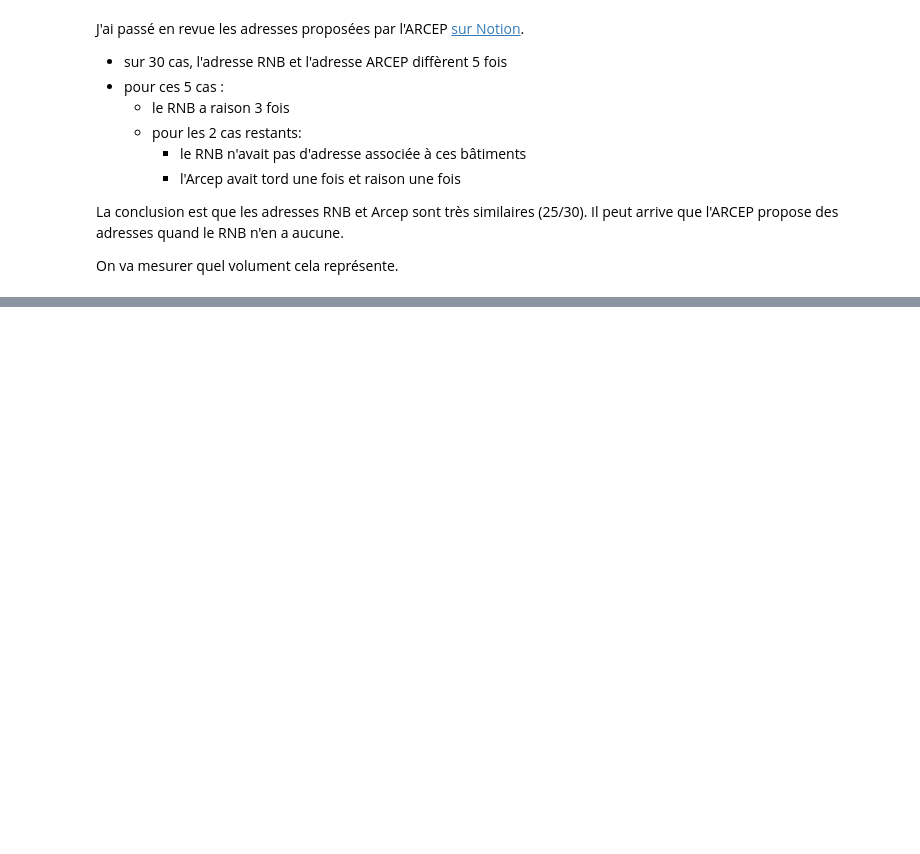
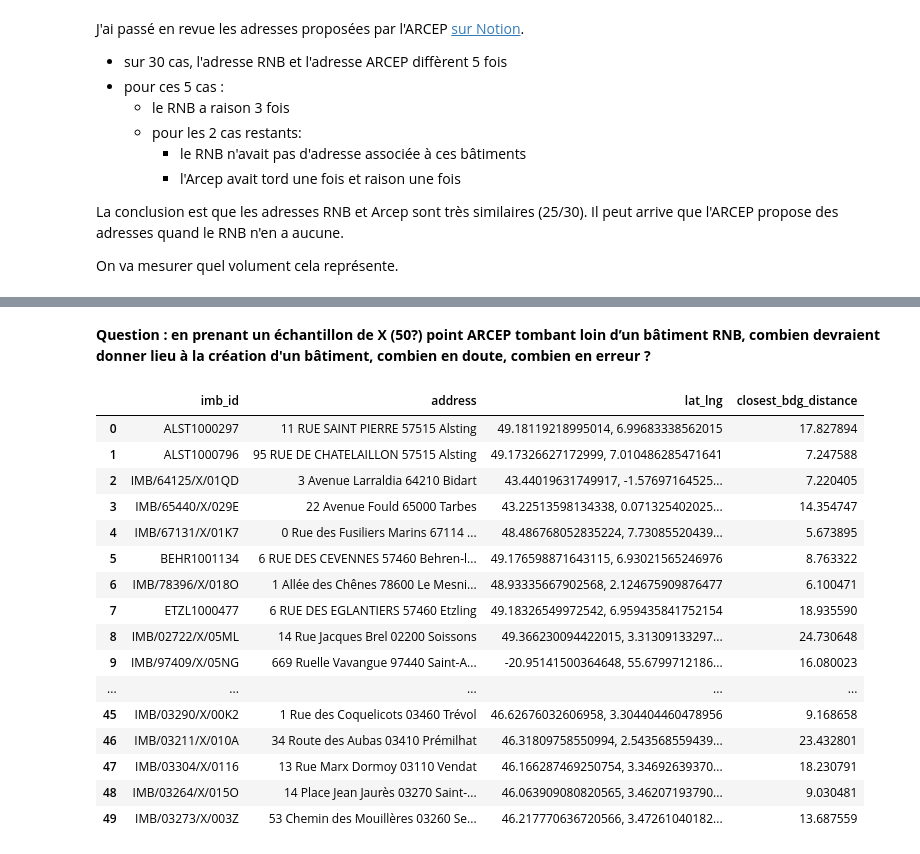
Before and after one commit to fab-geocommuns/RNB-coeur, a Jupyter notebook: app/notebooks/rapprochements/Arcep/rappro.ipynb, the cells around one changed output, grey strips where cells are left out. Saved outputs shown, nothing was run; the diff lists cells and outputs as text; code cells hidden in the pictures; blank space fills up the shorter version.

```diff
--- a/app/notebooks/rapprochements/Arcep/rappro.ipynb
+++ b/app/notebooks/rapprochements/Arcep/rappro.ipynb
@@ -230,0 +321,55 @@ On va mesurer quel volument cela représente.
+# %% [markdown]
+**Question : en prenant un échantillon de X (50?) point ARCEP tombant loin d’un bâtiment RNB, combien devraient donner lieu à la création d'un bâtiment, combien en doute, combien en erreur ?**
+# %%
+g = Guesser()
+g.load_work_file(guesses_path)
+
+import random
+from batid.services.closest_bdg import get_closest_from_point
+
+set_size = 50
+random_no_matches = []
+for ext_id, guess in g.guesses.items():
+
+    if len(guess['matches']) == 0:
+
+        # one chance on 50
+        if random.randint(1, 100) == 42:
+
+            closest_bdg = get_closest_from_point(guess['input']['lat'], guess['input']['lng'], 25)
+
+            if closest_bdg is None or (closest_bdg and closest_bdg.first().distance.m > 5):
+
+                dist = closest_bdg.first().distance.m if closest_bdg else None
+
+                random_no_matches.append({
+                    'imb_id': ext_id,
+                    'address': guess["input"]["address"],
+                    'lat_lng': f"{guess['input']['lat']}, {guess['input']['lng']}",
+                    "closest_bdg_distance": dist
+                })
+
+                if len(random_no_matches) >= set_size:
+                    break
+
+df = pd.DataFrame(random_no_matches)
+
+display(HTML(df.to_html()))
+# %% [output]
+|  | imb_id | address | lat_lng | closest_bdg_distance |
+| 0 | ALST1000297 | 11 RUE SAINT PIERRE 57515 Alsting | 49.18119218995014, 6.99683338562015 | 17.827894 |
+| 1 | ALST1000796 | 95 RUE DE CHATELAILLON 57515 Alsting | 49.17326627172999, 7.010486285471641 | 7.247588 |
+| 2 | IMB/64125/X/01QD | 3 Avenue Larraldia 64210 Bidart | 43.44019631749917, -1.57697164525... | 7.220405 |
+| 3 | IMB/65440/X/029E | 22 Avenue Fould 65000 Tarbes | 43.22513598134338, 0.071325402025... | 14.354747 |
+| 4 | IMB/67131/X/01K7 | 0 Rue des Fusiliers Marins 67114 ... | 48.486768052835224, 7.73085520439... | 5.673895 |
+| 5 | BEHR1001134 | 6 RUE DES CEVENNES 57460 Behren-l... | 49.176598871643115, 6.93021565246976 | 8.763322 |
+| 6 | IMB/78396/X/018O | 1 Allée des Chênes 78600 Le Mesni... | 48.93335667902568, 2.124675909876477 | 6.100471 |
+| 7 | ETZL1000477 | 6 RUE DES EGLANTIERS 57460 Etzling | 49.18326549972542, 6.959435841752154 | 18.935590 |
+| 8 | IMB/02722/X/05ML | 14 Rue Jacques Brel 02200 Soissons | 49.366230094422015, 3.31309133297... | 24.730648 |
+| 9 | IMB/97409/X/05NG | 669 Ruelle Vavangue 97440 Saint-A... | -20.95141500364648, 55.6799712186... | 16.080023 |
+| ... | ... | ... | ... | ... |
+| 45 | IMB/03290/X/00K2 | 1 Rue des Coquelicots 03460 Trévol | 46.62676032606958, 3.304404460478956 | 9.168658 |
+| 46 | IMB/03211/X/010A | 34 Route des Aubas 03410 Prémilhat | 46.31809758550994, 2.543568559439... | 23.432801 |
+| 47 | IMB/03304/X/0116 | 13 Rue Marx Dormoy 03110 Vendat | 46.166287469250754, 3.34692639370... | 18.230791 |
+| 48 | IMB/03264/X/015O | 14 Place Jean Jaurès 03270 Saint-... | 46.063909080820565, 3.46207193790... | 9.030481 |
+| 49 | IMB/03273/X/003Z | 53 Chemin des Mouillères 03260 Se... | 46.217770636720566, 3.47261040182... | 13.687559 |
```
Also changed, not shown: parts of 15 cells of this notebook.
